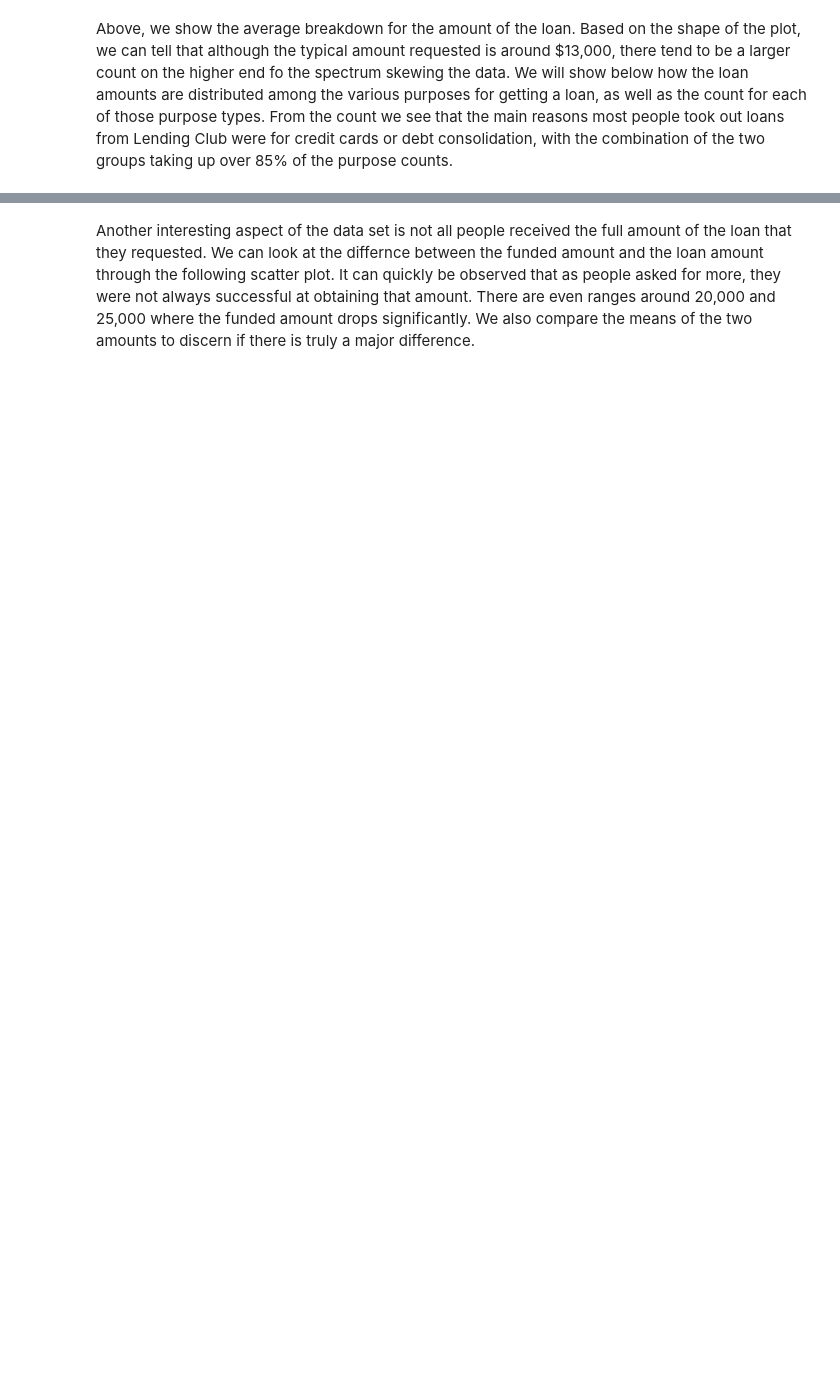
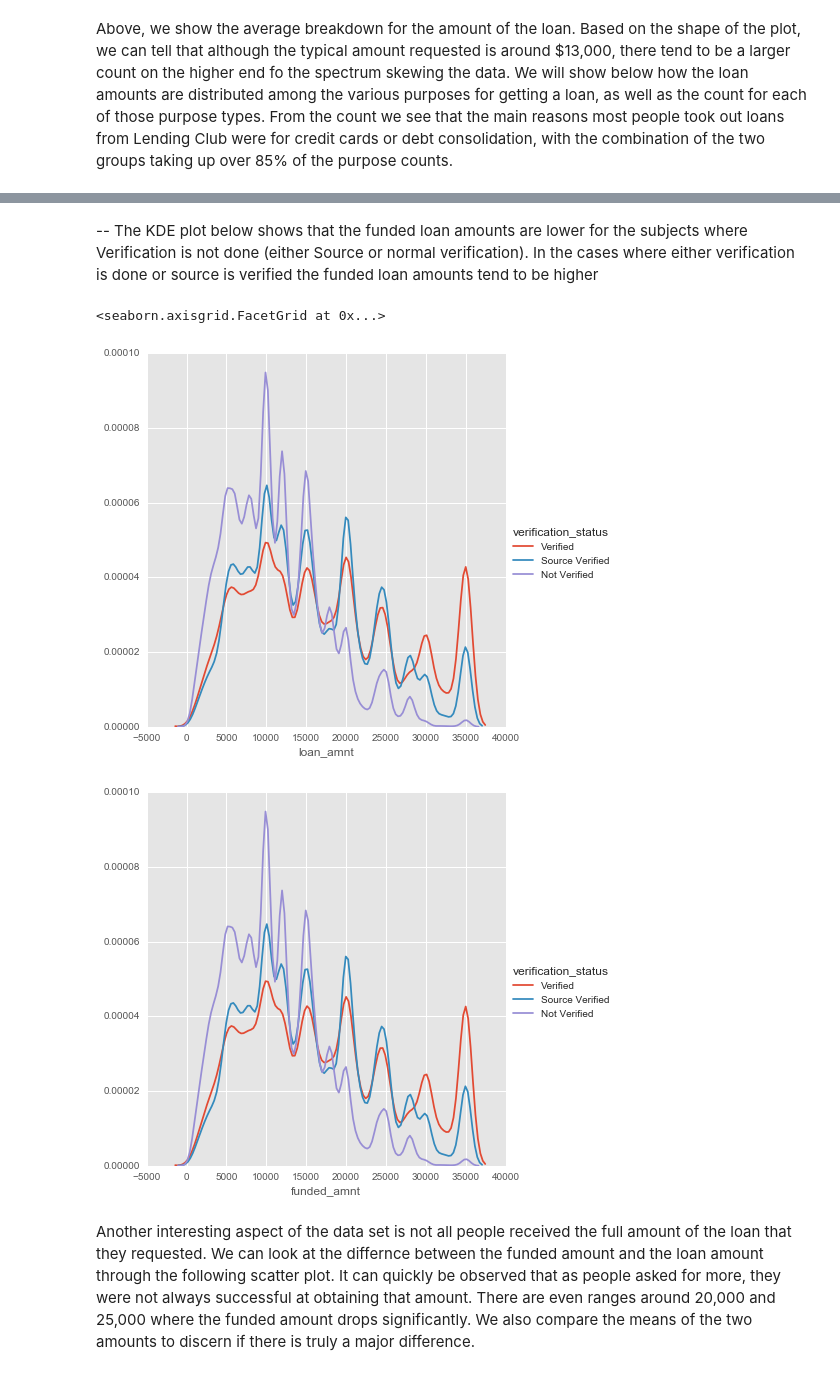
Before and after one commit to mridulja/MSDS7331_Project1, a Jupyter notebook: Data AnalysisV2.ipynb, the cells around one changed output, grey strips where cells are left out. Cells and saved outputs as stored; diff of their text form; code cells hidden in the pictures; blank space fills up the shorter version.

```diff
--- a/Data AnalysisV2.ipynb
+++ b/Data AnalysisV2.ipynb
@@ -312,3 +311,13 @@ Name: loan_amnt, dtype: int64
+# %% [markdown]
+-- The KDE plot below shows that the funded loan amounts are lower for the subjects where Verification is not done (either Source or normal verification). In the cases where either verification is done or source is verified the funded loan amounts tend to be higher
+# %%
+# Kdeplot creates and visualizes a kernel density estimate of the underlying feature
+sns.FacetGrid(loan_df, hue="verification_status", size=6).map(sns.kdeplot, "loan_amnt").add_legend()
+sns.FacetGrid(loan_df, hue="verification_status", size=6).map(sns.kdeplot, "funded_amnt").add_legend()
+# %% [output]
+<seaborn.axisgrid.FacetGrid at 0x...>
+[figure, added]
+[figure, added]
 # %% [markdown]
 Another interesting aspect of the data set is not all people received the full amount of the loan that they requested. We can look at the differnce between the funded amount and the loan amount through the following scatter plot. It can quickly be observed that as people asked for more, they were not always successful at obtaining that amount. There are even ranges around 20,000 and 25,000 where the funded amount drops significantly. We also compare the means of the two amounts to discern if there is truly a major difference.
 # %%
```
Also changed, not shown: parts of 19 cells of this notebook.
